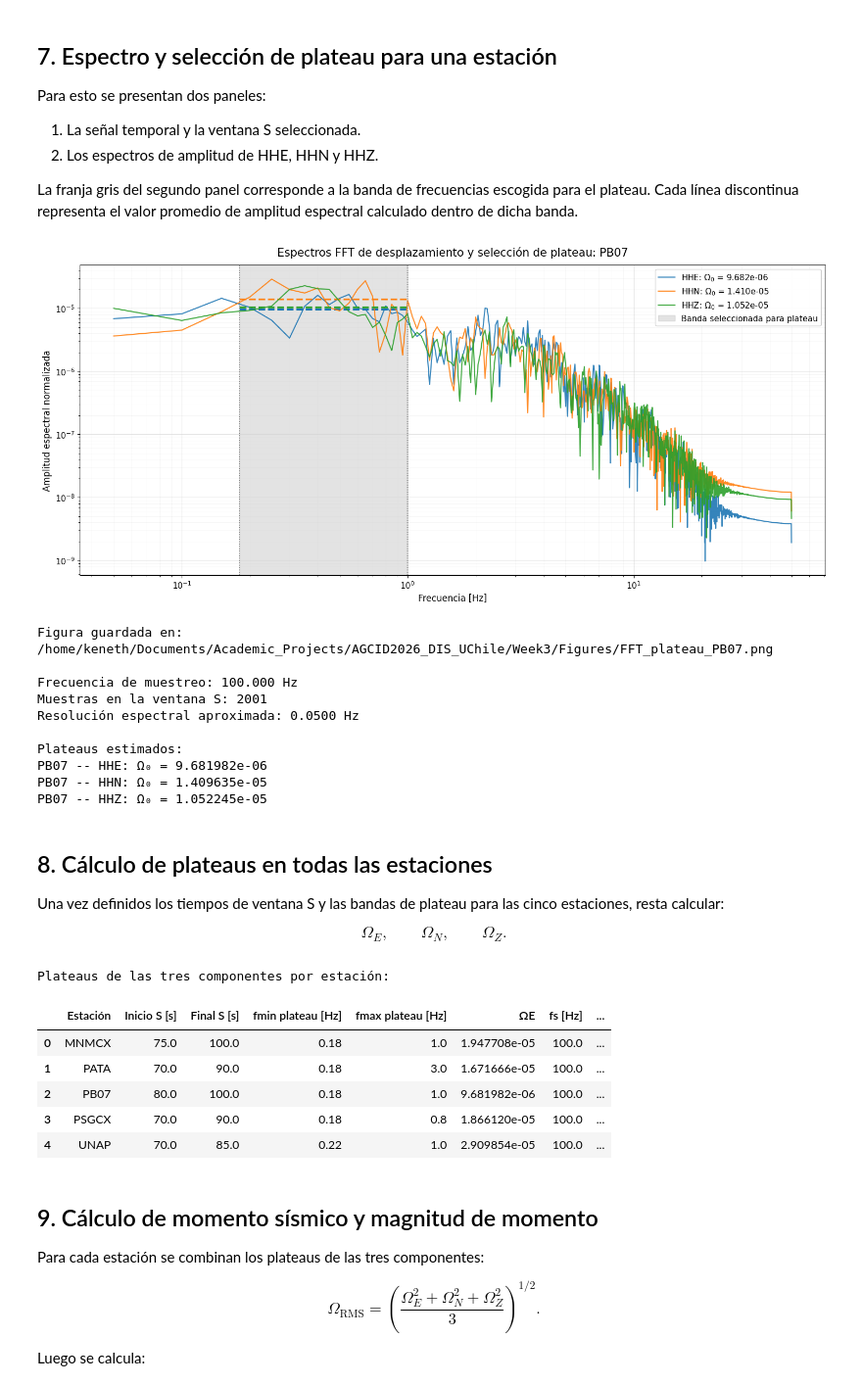
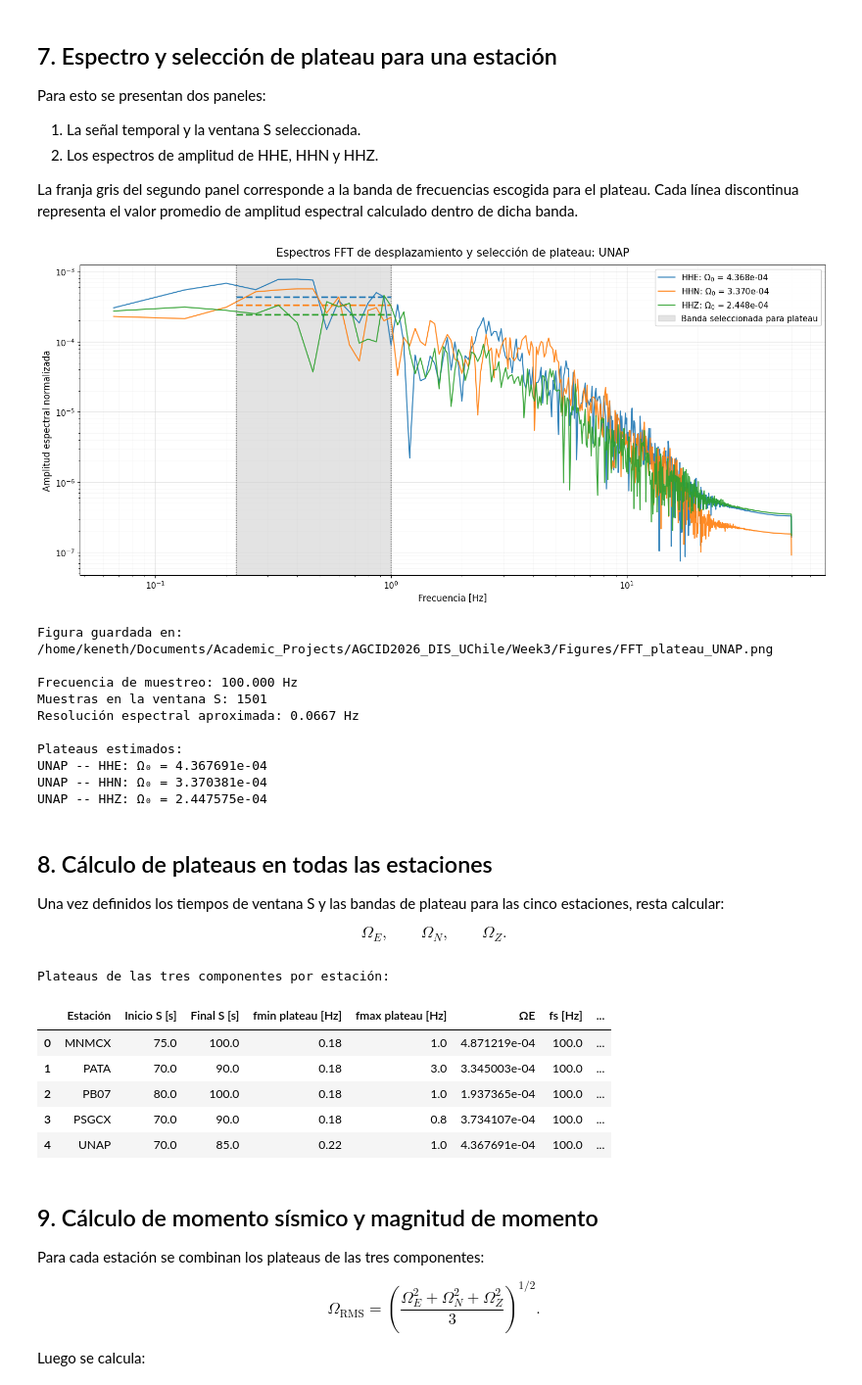
Before and after one commit to KenethGarcia/AGCID2026_DIS_UChile, a Jupyter notebook: Week3/Calculo_Mw.ipynb, the cells around one changed output. Shown at 98% size. Saved outputs shown, nothing was run; the diff lists cells and outputs as text; code cells hidden in the pictures.

```diff
--- a/Week3/Calculo_Mw.ipynb
+++ b/Week3/Calculo_Mw.ipynb
@@ -671,8 +669,8 @@ def espectro_desplazamiento_guia(t, u):
         u,
         type="linear"
     )
-
-    espectro_complejo = np.fft.rfft(u_detrend) / n
+    espectro_complejo = np.fft.rfft(u_detrend) * dt
+    #espectro_complejo = np.fft.rfft(u_detrend) / n
     frecuencias = np.fft.rfftfreq(n, d=dt)
 
     amplitud = np.abs(espectro_complejo)
@@ -720,7 +718,7 @@ Para esto se presentan dos paneles:
 
 La franja gris del segundo panel corresponde a la banda de frecuencias escogida para el plateau. Cada línea discontinua representa el valor promedio de amplitud espectral calculado dentro de dicha banda.
 # %%
-ESTACION_EJEMPLO = "PB07"
+ESTACION_EJEMPLO = "UNAP"
 
 config = seleccion_s[ESTACION_EJEMPLO]
 
@@ -889,45 +887,45 @@ archivo_salida = (
         ruta_salida
         / f"FFT_plateau_{ESTACION_EJEMPLO}.png"
 )
 
 fig.savefig(
     archivo_salida,
     dpi=300,
     bbox_inches="tight",
     facecolor="white",
     edgecolor="white",
     transparent=False
 )
 
 plt.show()
 
 print(f"Figura guardada en:\n{archivo_salida}")
 print(f"\nFrecuencia de muestreo: {fs:.3f} Hz")
 print(f"Muestras en la ventana S: {n}")
 print(
     f"Resolución espectral aproximada: "
     f"{1 / (t_final_s - t_inicio_s):.4f} Hz"
 )
 
 print("\nPlateaus estimados:")
 for componente, omega in plateaus_ejemplo.items():
     print(
         f"{ESTACION_EJEMPLO} -- {componente}: "
         f"Ω₀ = {omega:.6e}"
     )
 # %% [output]
-[figure, old version]
+[figure, new version]
 Figura guardada en:
-/home/keneth/Documents/Academic_Projects/AGCID2026_DIS_UChile/Week3/Figures/FFT_plateau_PB07.png
+/home/keneth/Documents/Academic_Projects/AGCID2026_DIS_UChile/Week3/Figures/FFT_plateau_UNAP.png
 
 Frecuencia de muestreo: 100.000 Hz
-Muestras en la ventana S: 2001
-Resolución espectral aproximada: 0.0500 Hz
+Muestras en la ventana S: 1501
+Resolución espectral aproximada: 0.0667 Hz
 
 Plateaus estimados:
-PB07 -- HHE: Ω₀ = 9.681982e-06
-PB07 -- HHN: Ω₀ = 1.409635e-05
-PB07 -- HHZ: Ω₀ = 1.052245e-05
+UNAP -- HHE: Ω₀ = 4.367691e-04
+UNAP -- HHN: Ω₀ = 3.370381e-04
+UNAP -- HHZ: Ω₀ = 2.447575e-04
 # %% [markdown]
 ## 8. Cálculo de plateaus en todas las estaciones
 
@@ -1070,11 +1068,11 @@ tabla_plateaus_mostrar
 # %% [output]
 Plateaus de las tres componentes por estación:
 |  | Estación | Inicio S [s] | Final S [s] | fmin plateau [Hz] | fmax plateau [Hz] | ΩE | fs [Hz] | ... |
-| 0 | MNMCX | 75.0 | 100.0 | 0.18 | 1.0 | 1.947708e-05 | 100.0 | ... |
-| 1 | PATA | 70.0 | 90.0 | 0.18 | 3.0 | 1.671666e-05 | 100.0 | ... |
-| 2 | PB07 | 80.0 | 100.0 | 0.18 | 1.0 | 9.681982e-06 | 100.0 | ... |
-| 3 | PSGCX | 70.0 | 90.0 | 0.18 | 0.8 | 1.866120e-05 | 100.0 | ... |
-| 4 | UNAP | 70.0 | 85.0 | 0.22 | 1.0 | 2.909854e-05 | 100.0 | ... |
+| 0 | MNMCX | 75.0 | 100.0 | 0.18 | 1.0 | 4.871219e-04 | 100.0 | ... |
+| 1 | PATA | 70.0 | 90.0 | 0.18 | 3.0 | 3.345003e-04 | 100.0 | ... |
+| 2 | PB07 | 80.0 | 100.0 | 0.18 | 1.0 | 1.937365e-04 | 100.0 | ... |
+| 3 | PSGCX | 70.0 | 90.0 | 0.18 | 0.8 | 3.734107e-04 | 100.0 | ... |
+| 4 | UNAP | 70.0 | 85.0 | 0.22 | 1.0 | 4.367691e-04 | 100.0 | ... |
 # %% [markdown]
 ## 9. Cálculo de momento sísmico y magnitud de momento
 
```
Also changed, not shown: parts of 3 cells of this notebook.
